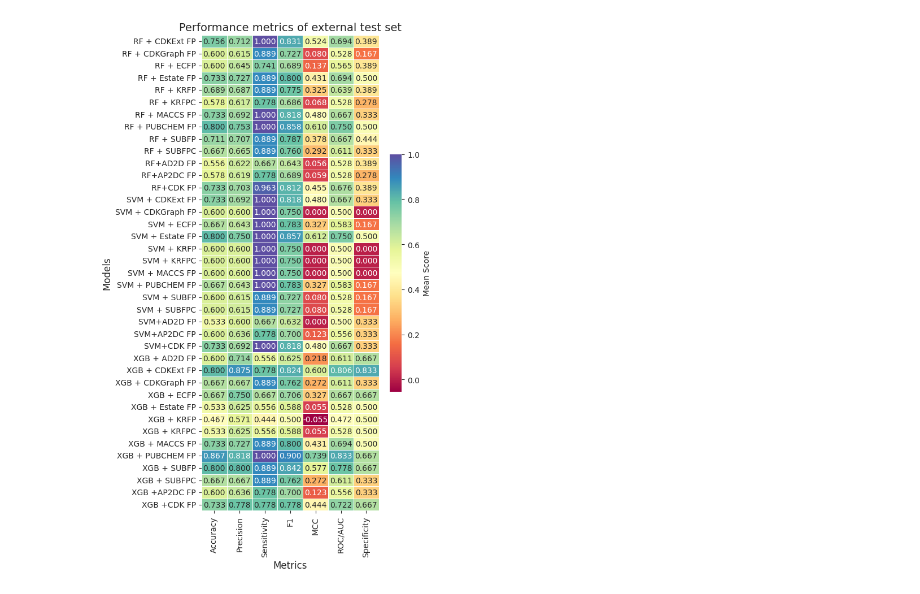
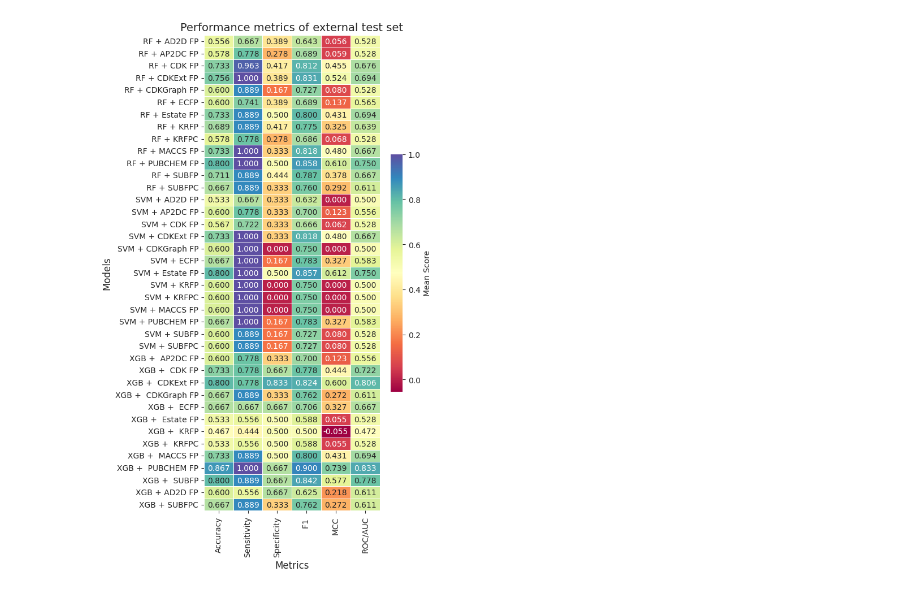
Before and after one commit to taraponglab/metanafld, a Jupyter notebook: chord.ipynb, the cells around one changed output. Cells and saved outputs as stored; diff of their text form; code cells hidden in the pictures.

```diff
--- a/chord.ipynb
+++ b/chord.ipynb
@@ -1,34 +1,34 @@
 # %%
 #Heatmap
 import pandas as pd
 import matplotlib.pyplot as plt
 import numpy as np
 import seaborn as sns
 sns.set_style("ticks")
 
-df = pd.read_excel("metric.xlsx", index_col=0)
+df = pd.read_excel("evaluation metrics.xlsx", index_col=0)
 # Compute the mean and standard deviation for each metric by model
 mean_df = df.groupby('Model + FP').mean()
 std_df = df.groupby('Model + FP').std()
 
 # Prepare the data for heatmap (only mean values)
 heatmap_data_mean = mean_df
 
 # Create the heatmap for mean values
 plt.figure(figsize=(6, 10))
 sns.heatmap(heatmap_data_mean, annot=True, cmap="Spectral", cbar_kws={'label': 'Mean Score', 'shrink': 0.5}, fmt='.3f', linewidth=.5)
 
 # Set title and labels
 plt.title('Performance metrics of external test set', fontsize=14)
 plt.xlabel('Metrics', fontsize=12)
 plt.ylabel('Models', fontsize=12)
 
 # Show the plot
 plt.tight_layout()
 plt.savefig("heatmap.png", dpi=500)
 plt.show()
 # %% [output]
-[figure, old version]
+[figure, new version]
 # %%
 import pandas as pd
 import numpy as np
```
Also changed, not shown: parts of 3 cells of this notebook, 16 other files.
